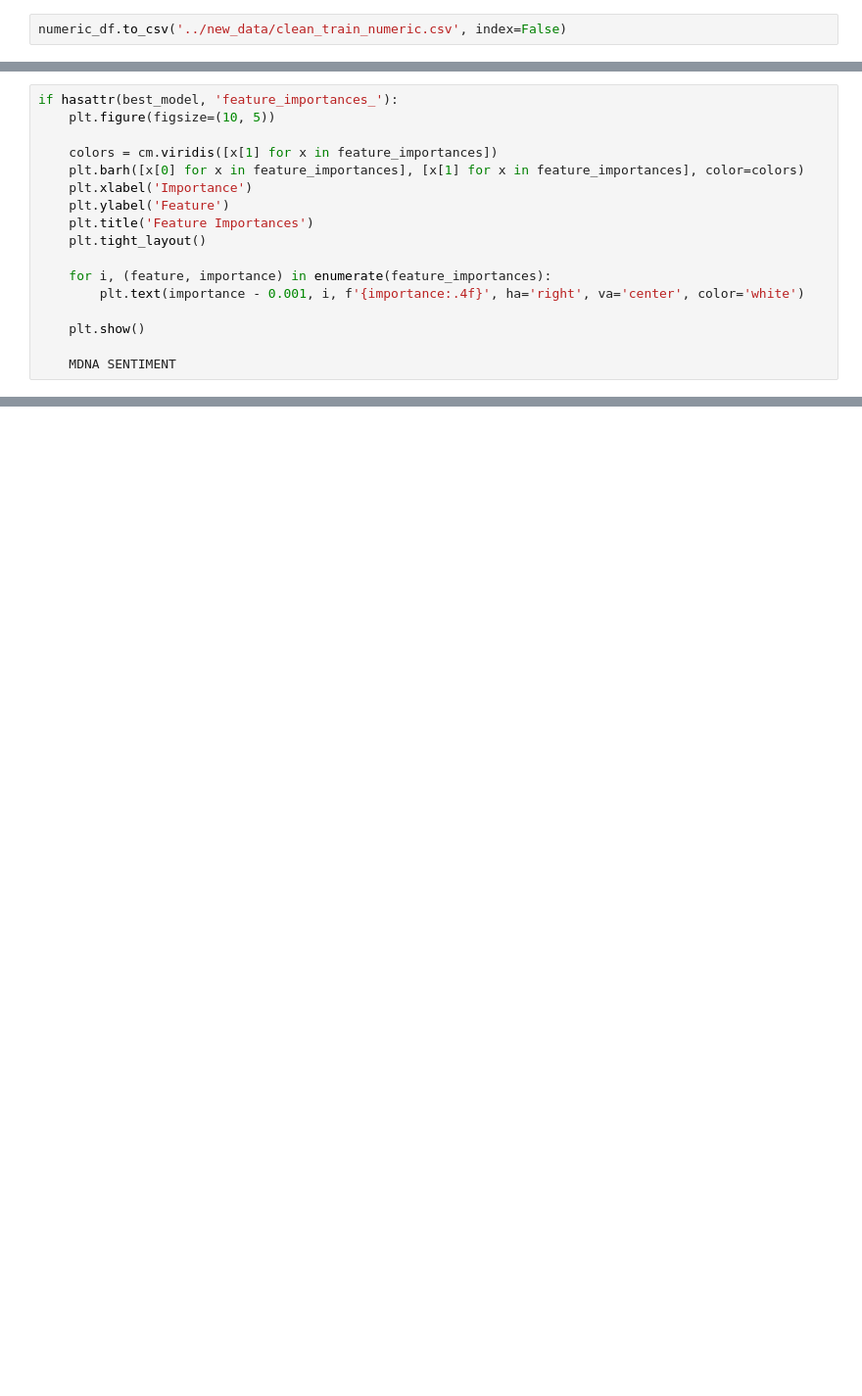
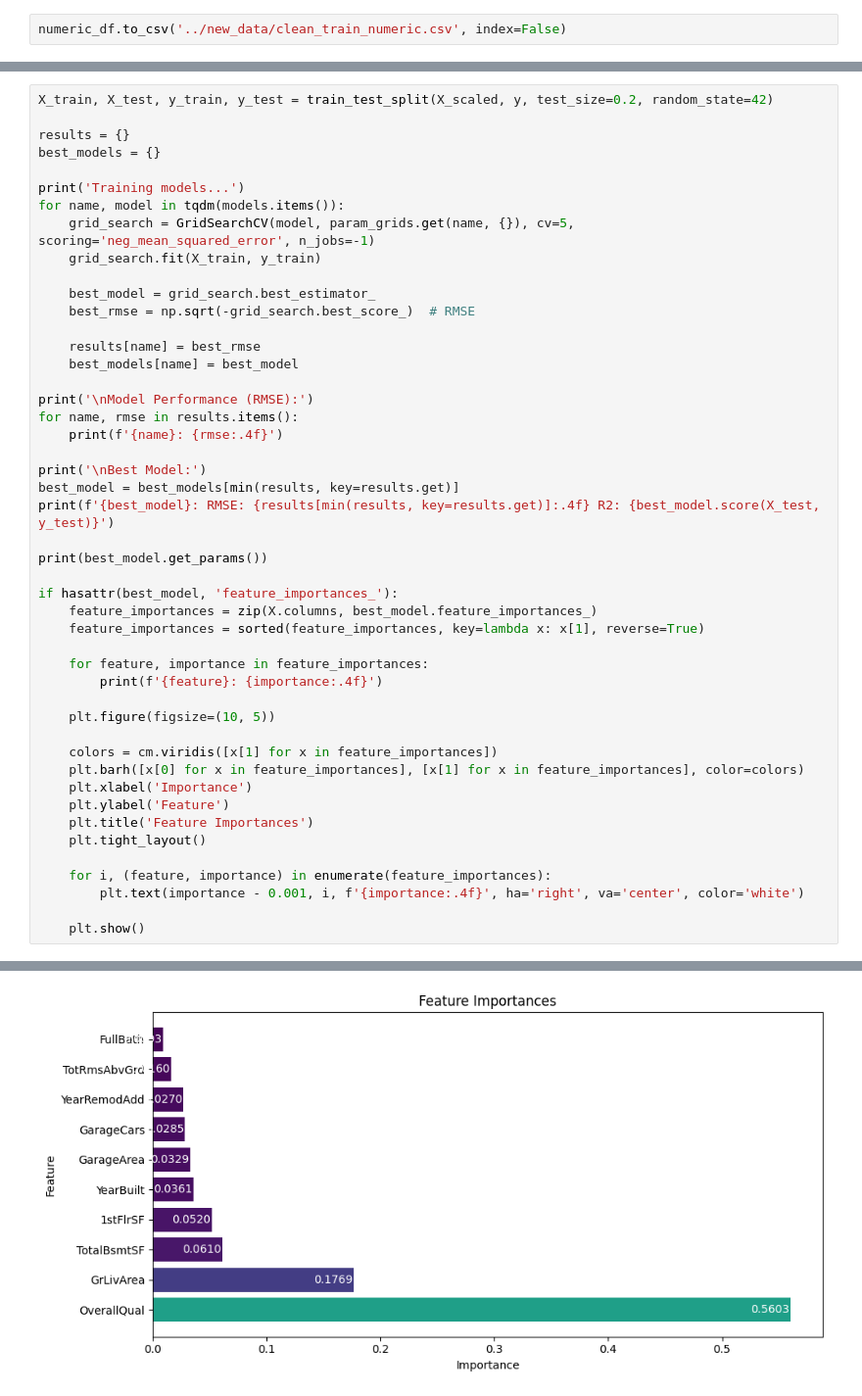
Before and after one commit to Terraform05/House-Price-Prediction, a Jupyter notebook: notebooks/numeric_exploration.ipynb, the cells around one changed output, grey strips where cells are left out. Shown at 98% size. Drawn from its saved outputs; the diff is of its cells as text; blank space fills up the shorter version.

```diff
--- a/notebooks/numeric_exploration.ipynb
+++ b/notebooks/numeric_exploration.ipynb
@@ -229,5 +512,37 @@ for feature, importance in feature_importances:
 # %%
+X_train, X_test, y_train, y_test = train_test_split(X_scaled, y, test_size=0.2, random_state=42)
+
+results = {}
+best_models = {}
+
+print('Training models...')
+for name, model in tqdm(models.items()):
+    grid_search = GridSearchCV(model, param_grids.get(name, {}), cv=5, scoring='neg_mean_squared_error', n_jobs=-1)
+    grid_search.fit(X_train, y_train)
+
+    best_model = grid_search.best_estimator_
+    best_rmse = np.sqrt(-grid_search.best_score_)  # RMSE
+
+    results[name] = best_rmse
+    best_models[name] = best_model
+
+print('\nModel Performance (RMSE):')
+for name, rmse in results.items():
+    print(f'{name}: {rmse:.4f}')
+
+print('\nBest Model:')
+best_model = best_models[min(results, key=results.get)]
+print(f'{best_model}: RMSE: {results[min(results, key=results.get)]:.4f} R2: {best_model.score(X_test, y_test)}')
+
+print(best_model.get_params())
+
 if hasattr(best_model, 'feature_importances_'):
+    feature_importances = zip(X.columns, best_model.feature_importances_)
+    feature_importances = sorted(feature_importances, key=lambda x: x[1], reverse=True)
+
+    for feature, importance in feature_importances:
+        print(f'{feature}: {importance:.4f}')
+
     plt.figure(figsize=(10, 5))
 
     colors = cm.viridis([x[1] for x in feature_importances])
@@ -241,5 +556,4 @@ if hasattr(best_model, 'feature_importances_'):
         plt.text(importance - 0.001, i, f'{importance:.4f}', ha='right', va='center', color='white')
 
     plt.show()
-
-    MDNA SENTIMENT
+# %% [output]
@@ -245,0 +578 @@ if hasattr(best_model, 'feature_importances_'):
+[figure, added]
```
Also changed, not shown: parts of 61 cells of this notebook, 4 other files.
